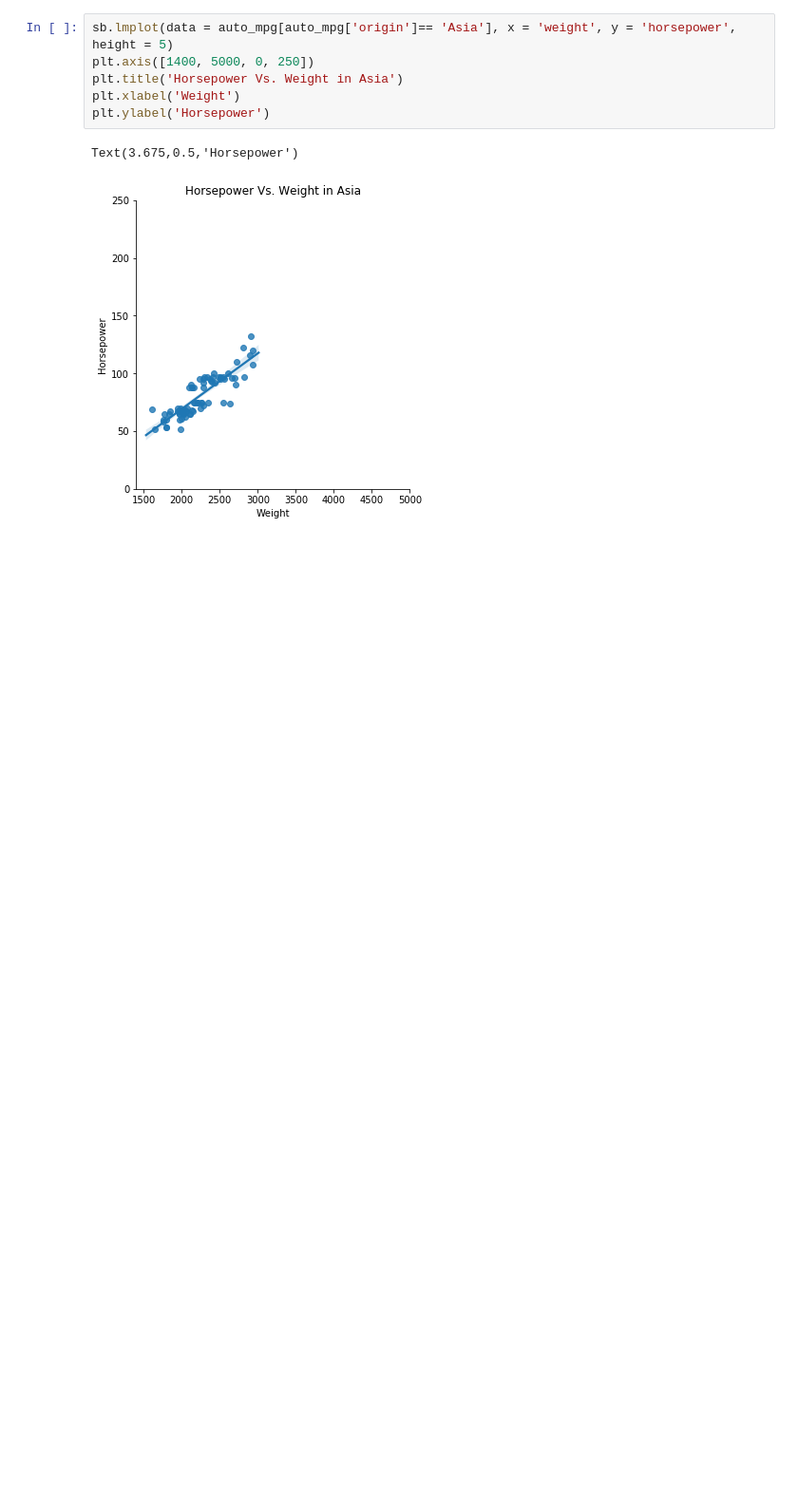
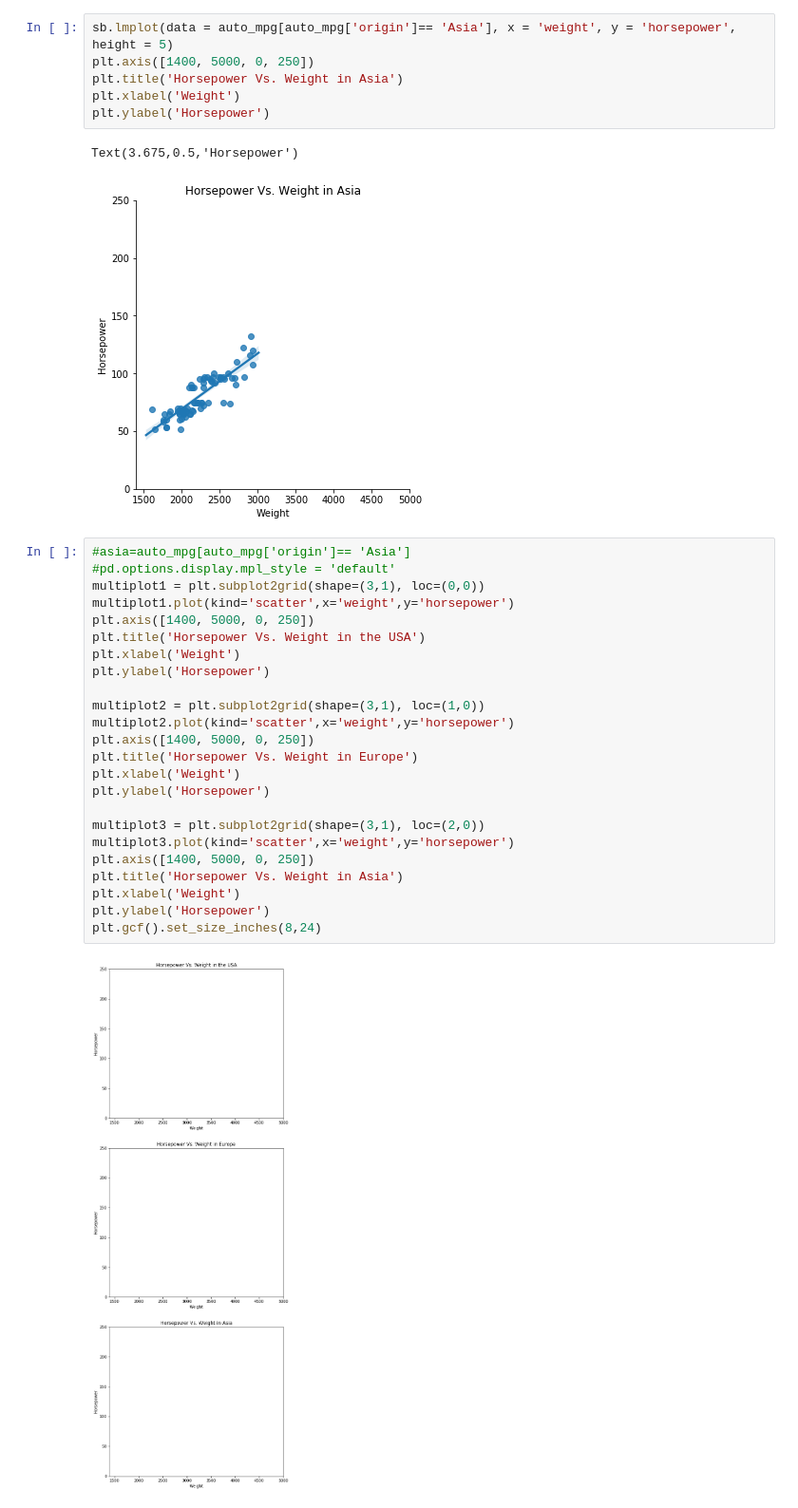
Before and after one commit to Dawad81/IS362-Database-Acquisition-and-Management, a Jupyter notebook: IS362-Assignment8.ipynb, the cells around one changed output. Shown: that part at 95% size. Cells and saved outputs as stored; diff of their text form; blank space fills up the shorter version.

Commit message:
triple graph modification

```diff
--- a/IS362-Assignment8.ipynb
+++ b/IS362-Assignment8.ipynb
@@ -212,3 +213,29 @@ plt.ylabel('Horsepower')
 # %% [output]
 Text(3.675,0.5,'Horsepower')
 [figure]
+# %%
+#asia=auto_mpg[auto_mpg['origin']== 'Asia']
+#pd.options.display.mpl_style = 'default'
+multiplot1 = plt.subplot2grid(shape=(3,1), loc=(0,0))
+multiplot1.plot(kind='scatter',x='weight',y='horsepower')
+plt.axis([1400, 5000, 0, 250])
+plt.title('Horsepower Vs. Weight in the USA')
+plt.xlabel('Weight')
+plt.ylabel('Horsepower')
+
+multiplot2 = plt.subplot2grid(shape=(3,1), loc=(1,0))
+multiplot2.plot(kind='scatter',x='weight',y='horsepower')
+plt.axis([1400, 5000, 0, 250])
+plt.title('Horsepower Vs. Weight in Europe')
+plt.xlabel('Weight')
+plt.ylabel('Horsepower')
+
+multiplot3 = plt.subplot2grid(shape=(3,1), loc=(2,0))
+multiplot3.plot(kind='scatter',x='weight',y='horsepower')
+plt.axis([1400, 5000, 0, 250])
+plt.title('Horsepower Vs. Weight in Asia')
+plt.xlabel('Weight')
+plt.ylabel('Horsepower')
+plt.gcf().set_size_inches(8,24)
+# %% [output]
+[figure, added]
```
Also changed, not shown: parts of 2 cells of this notebook, 1 other file.
